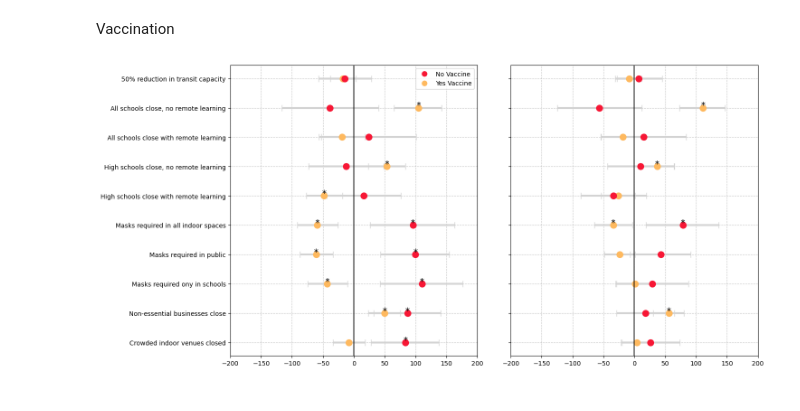
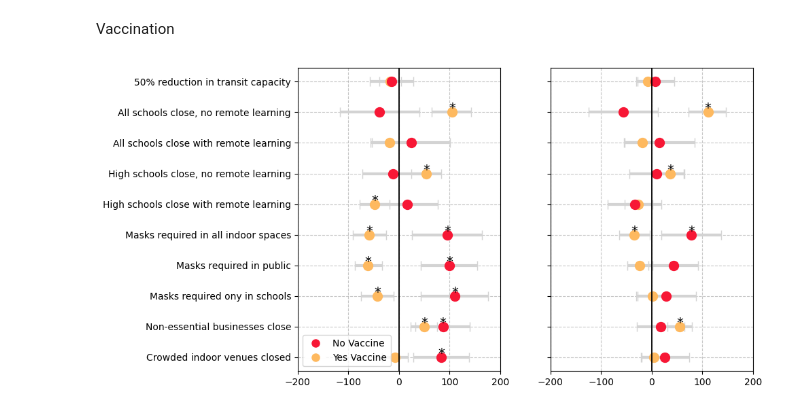
Before and after one commit to yaesoubilab/dces_for_npis, a Jupyter notebook: graphs_for_Reza.ipynb, the cells around one changed output. Cells and saved outputs as stored; diff of their text form; code cells hidden in the pictures.

```diff
--- a/graphs_for_Reza.ipynb
+++ b/graphs_for_Reza.ipynb
@@ -468,7 +381,7 @@ p_values_vaccine = results_gender_vaccine_filtered['p-value']  # Extract p-value
 wtp_vaccine = wtp_vaccine[reorder_indices_gender_wtp]
 p_values_vaccine = p_values_vaccine[reorder_indices_gender_wtp]  # Reorder p-values accordingly
 
-colors_coef = [
+colors_coef_gender = [
 
     '#FEB95F' if '_Male' in idx else
     '#2C5784'  # Default color if none of the conditions match
@@ -477,7 +390,7 @@ colors_coef = [
 
 ax[0].errorbar(wtp_no_vaccine, x_wtp_gender, xerr=[results_gender_no_vaccine_filtered['WTP_mean'] - results_gender_no_vaccine_filtered['WTP_CI_lower'], results_gender_no_vaccine_filtered['WTP_CI_upper'] - results_gender_no_vaccine_filtered['WTP_mean']], fmt='none', color='black', ecolor='lightgray', elinewidth=3, capsize=5)
 for i in range(len(x_wtp_gender)):
-   ax[0].plot(wtp_no_vaccine[i], x_wtp_gender[i],  'o', color=colors_coef[i], markersize=10)
+   ax[0].plot(wtp_no_vaccine[i], x_wtp_gender[i],  'o', color=colors_coef_gender[i], markersize=10)
 
 # Add "*" for significant p-values
 for i, p in enumerate(p_values_no_vaccine):
@@ -488,7 +401,7 @@ ax[0].set_ylabel('', fontsize=14)
 ax[0].set_yticks(np.arange(len(x_lab_single_plots)))
 ax[0].set_yticklabels(x_lab_single_plots, rotation=0, ha='right', fontsize=10)
 ax[0].grid(True, linestyle='--', alpha=0.7)
-ax[0].set_xlim(-200, 200)
+ax[0].set_xlim(WTP_X_RANGE)
 ax[0].axvline(x=0, color='black', linestyle='-', linewidth=1.3)
 
 legend_elements = [
@@ -501,7 +414,7 @@ ax[0].legend(handles=legend_elements, loc='best')
 # Plot the filtered WTP and their confidence intervals on the second axis
 ax[1].errorbar(wtp_vaccine, x_wtp_gender,  xerr=[results_gender_vaccine_filtered['WTP_mean'] - results_gender_vaccine_filtered['WTP_CI_lower'], results_gender_vaccine_filtered['WTP_CI_upper'] - results_gender_vaccine_filtered['WTP_mean']], fmt='none', color='black', ecolor='lightgray', elinewidth=3, capsize=5)
 for i in range(len(wtp_vaccine)):
-    ax[1].plot(wtp_vaccine[i], x_wtp_gender[i], 'o', color = colors_coef[i], markersize=10)
+    ax[1].plot(wtp_vaccine[i], x_wtp_gender[i], 'o', color = colors_coef_gender[i], markersize=10)
 for i, p in enumerate(p_values_vaccine):
     if p < 0.05:
         ax[1].text(wtp_vaccine[i] + 0.001, x_wtp_gender[i],  '*', color='black', fontsize=14, ha='center')
@@ -510,11 +423,11 @@ ax[1].set_ylabel('', fontsize=14)
 ax[1].set_yticks(np.arange(len(x_lab_single_plots)))
 ax[1].set_yticklabels("", rotation=0, ha='right', fontsize=10)
 ax[1].grid(True, linestyle='--', alpha=0.7)
-ax[1].set_xlim(-200, 200)
+ax[1].set_xlim(WTP_X_RANGE)
 
 ax[1].axvline(x=0, color='black', linestyle='-', linewidth=1.3)
 
-plt.tight_layout(pad=3.0)
+plt.tight_layout(w_pad=3.0)
 
 plt.savefig('WTP_gender_both.png')
 # %% [output]
@@ -677,7 +680,7 @@ ax[0].set_ylabel('', fontsize=14)
 ax[0].set_yticks(np.arange(len(x_lab_single_plots)))
 ax[0].set_yticklabels(x_lab_single_plots, rotation=0, ha='right', fontsize=10)
 ax[0].grid(True, linestyle='--', alpha=0.7)
-ax[0].set_xlim(-200, 200)
+ax[0].set_xlim(WTP_X_RANGE)
 ax[0].axvline(x=0, color='black', linestyle='-', linewidth=1.3)
 
 # Create legend elements for the 4 age categories
@@ -703,8 +706,8 @@ ax[1].set_yticks(np.arange(len(x_lab_single_plots)))
 ax[1].set_yticklabels("", rotation=0, ha='right', fontsize=10)
 ax[1].grid(True, linestyle='--', alpha=0.7)
 ax[1].axvline(x=0, color='black', linestyle='-', linewidth=1.3)
-ax[1].set_xlim(-200, 200)
+ax[1].set_xlim(WTP_X_RANGE)
 
-plt.tight_layout(pad=3.0)
+plt.tight_layout(w_pad=3.0)
 plt.savefig('WTP_age_both.png')
 # %% [output]
@@ -769,7 +772,7 @@ ax[0].set_ylabel('', fontsize=14)
 ax[0].set_yticks(np.arange(len(x_lab_single_plots)))
 ax[0].set_yticklabels(x_lab_single_plots, rotation=0, ha='right', fontsize=10)
 ax[0].grid(True, linestyle='--', alpha=0.7)
-ax[0].set_xlim(-450, 450)
+ax[0].set_xlim(WTP_X_RANGE)
 ax[0].axvline(x=0, color='black', linestyle='-', linewidth=1.3)
 
 # Add chronic condition legend
@@ -790,9 +793,9 @@ ax[0].set_xlim(-450, 450)
 
 ax[1].grid(True, linestyle='--', alpha=0.7)
 ax[1].axvline(x=0, color='black', linestyle='-', linewidth=1.3)
-ax[1].set_xlim(-200, 200)
+ax[1].set_xlim(WTP_X_RANGE)
 
-plt.tight_layout(pad=3.0)
+plt.tight_layout(w_pad=3.0)
 
 plt.savefig('WTP_chronic_both.png')
 # %% [output]
@@ -861,7 +864,7 @@ ax[0].set_ylabel('', fontsize=14)
 ax[0].set_yticks(np.arange(len(x_lab_single_plots)))
 ax[0].set_yticklabels(x_lab_single_plots, rotation=0, ha='right', fontsize=10)
 ax[0].grid(True, linestyle='--', alpha=0.7)
-ax[0].set_xlim(-200, 200)
+ax[0].set_xlim(WTP_X_RANGE)
 ax[0].axvline(x=0, color='black', linestyle='-', linewidth=1.3)
 
 # Add political condition legend
@@ -880,7 +883,7 @@ ax[1].set_yticks(np.arange(len(x_lab_single_plots)))
 ax[1].set_yticklabels("", rotation=0, ha='right', fontsize=10)
 ax[1].grid(True, linestyle='--', alpha=0.7)
 ax[1].axvline(x=0, color='black', linestyle='-', linewidth=1.3)
-ax[1].set_xlim(-200, 200)
+ax[1].set_xlim(WTP_X_RANGE)
 
-plt.tight_layout(pad=3.0)
+plt.tight_layout(w_pad=3.0)
 plt.savefig('WTP_politics_both.png')
@@ -889,7 +890,7 @@ plt.savefig('WTP_politics_both.png')
 # %% [markdown]
 Vaccination
 # %%
-fig, ax = plt.subplots(1, 2, figsize=(15.5, 7.5))
+fig, ax = plt.subplots(1, 2, figsize=FIG_SIZE)
 
 
 x_wtp_vaccination = []
@@ -940,34 +941,34 @@ for i in range(len(x_wtp_vaccination)):
 # Add "*" for significant p-values
 for i, p in enumerate(p_values_no_vaccine):
     if p < 0.05:
         ax[0].text(wtp_no_vaccine[i] + 0.001, x_wtp_vaccination[i], '*', color='black', fontsize=14, ha='center')
 
 ax[0].set_ylabel('', fontsize=14)
 ax[0].set_yticks(np.arange(len(x_lab_single_plots)))
 ax[0].set_yticklabels(x_lab_single_plots, rotation=0, ha='right', fontsize=10)
 ax[0].grid(True, linestyle='--', alpha=0.7)
-ax[0].set_xlim(-200, 200)
+ax[0].set_xlim(WTP_X_RANGE)
 ax[0].axvline(x=0, color='black', linestyle='-', linewidth=1.3)
 
 # Add vaccination condition legend
 ax[0].legend(handles=legend_elements_vaccination, loc='best')
 
 # Plot the filtered WTP and their confidence intervals on the second axis
 ax[1].errorbar(wtp_vaccine, x_wtp_vaccination, xerr=[results_vaccination_vaccine_filtered['WTP_mean'] - results_vaccination_vaccine_filtered['WTP_CI_lower'], results_vaccination_vaccine_filtered['WTP_CI_upper'] - results_vaccination_vaccine_filtered['WTP_mean']], fmt='none', color='black', ecolor='lightgray', elinewidth=3, capsize=5)
 for i in range(len(wtp_vaccine)):
     ax[1].plot(wtp_vaccine[i], x_wtp_vaccination[i], 'o', color=colors_coef_vaccination[i], markersize=10)
 for i, p in enumerate(p_values_vaccine):
     if p < 0.05:
         ax[1].text(wtp_vaccine[i] + 0.001, x_wtp_vaccination[i], '*', color='black', fontsize=14, ha='center')
 
 ax[1].set_ylabel('', fontsize=14)
 ax[1].set_yticks(np.arange(len(x_lab_single_plots)))
 ax[1].set_yticklabels("", rotation=0, ha='right', fontsize=10)
 ax[1].grid(True, linestyle='--', alpha=0.7)
 ax[1].axvline(x=0, color='black', linestyle='-', linewidth=1.3)
-ax[1].set_xlim(-200, 200)
+ax[1].set_xlim(WTP_X_RANGE)
 
-plt.tight_layout(pad=3.0)
+plt.tight_layout(w_pad=3.0)
 plt.savefig('WTP_vaccination_both.png')
 # %% [output]
-[figure, old version]
+[figure, new version]
```
Also changed, not shown: parts of 9 cells of this notebook, 7 other files.
